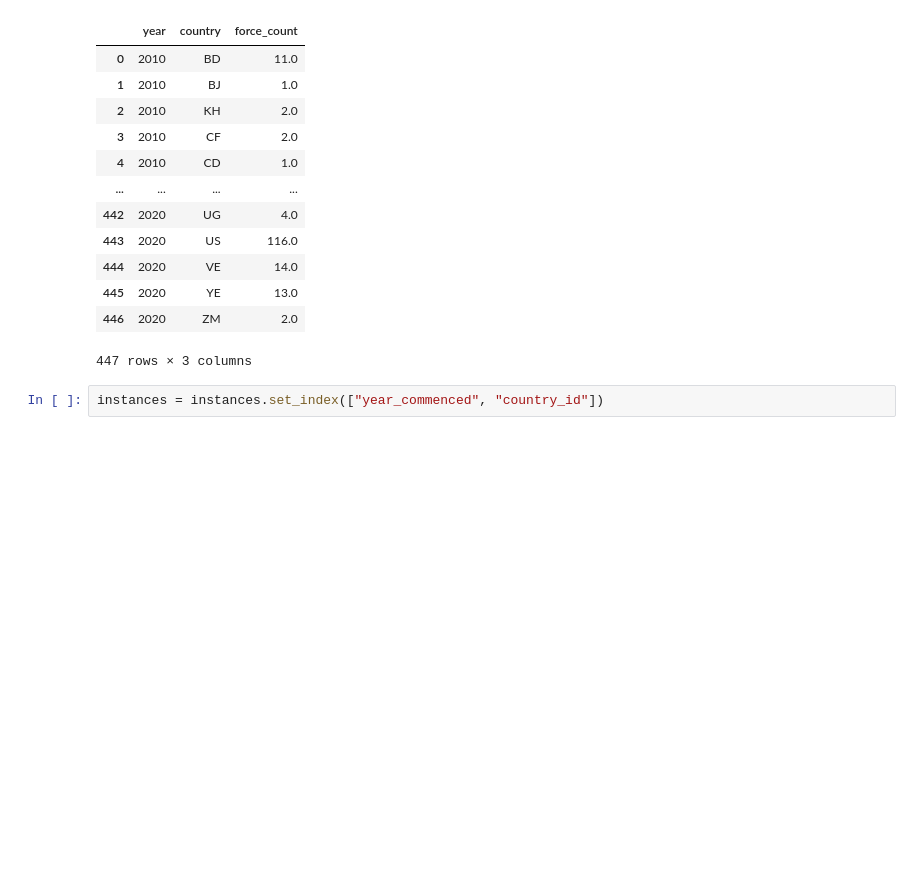
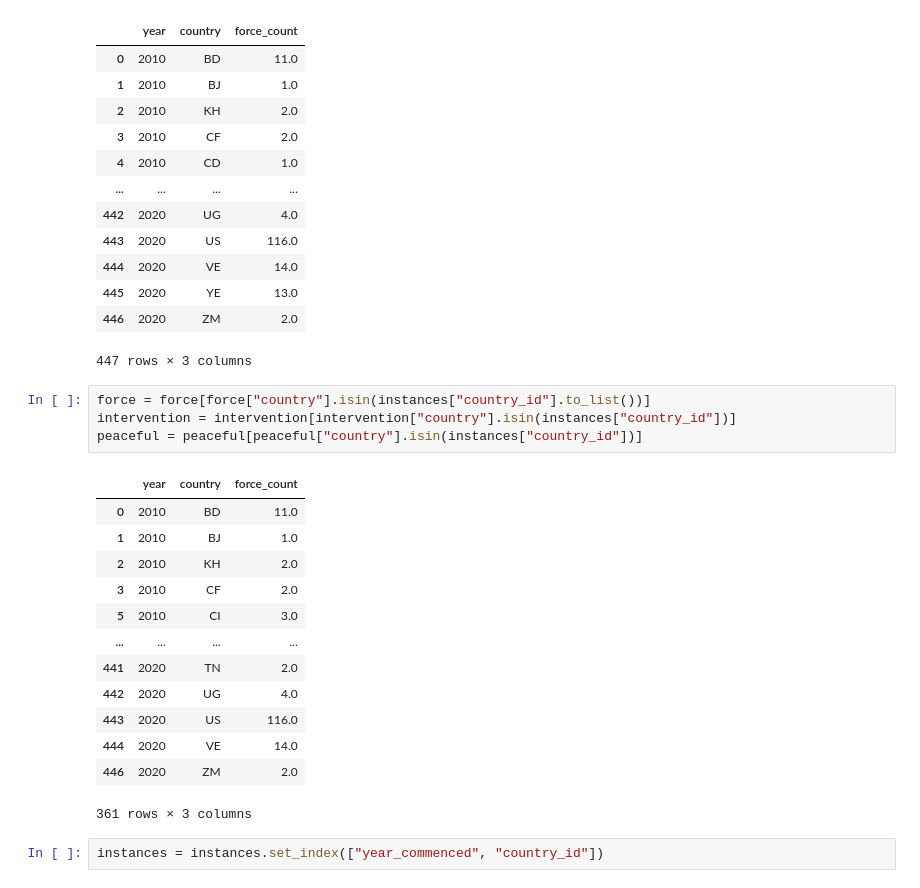
Before and after one commit to harshil0217/Surveillance, a Jupyter notebook: Surveillance Processing/Surveillance Processing.ipynb, the cells around one changed output. Saved outputs shown, nothing was run; the diff lists cells and outputs as text; blank space fills up the shorter version.

```diff
--- a/Surveillance Processing/Surveillance Processing.ipynb
+++ b/Surveillance Processing/Surveillance Processing.ipynb
@@ -679,6 +679,24 @@ force
 | 445 | 2020 | YE | 13.0 |
 | 446 | 2020 | ZM | 2.0 |
 447 rows × 3 columns
+# %%
+force = force[force["country"].isin(instances["country_id"].to_list())]
+intervention = intervention[intervention["country"].isin(instances["country_id"])]
+peaceful = peaceful[peaceful["country"].isin(instances["country_id"])]
+# %% [output]
+|  | year | country | force_count |
+| 0 | 2010 | BD | 11.0 |
+| 1 | 2010 | BJ | 1.0 |
+| 2 | 2010 | KH | 2.0 |
+| 3 | 2010 | CF | 2.0 |
+| 5 | 2010 | CI | 3.0 |
+| ... | ... | ... | ... |
+| 441 | 2020 | TN | 2.0 |
+| 442 | 2020 | UG | 4.0 |
+| 443 | 2020 | US | 116.0 |
+| 444 | 2020 | VE | 14.0 |
+| 446 | 2020 | ZM | 2.0 |
+361 rows × 3 columns
 # %%
 instances = instances.set_index(["year_commenced", "country_id"])
 # %%
```
Also changed, not shown: parts of 38 cells of this notebook.
